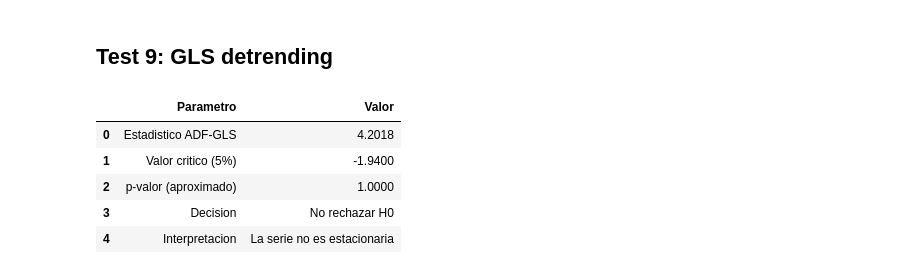
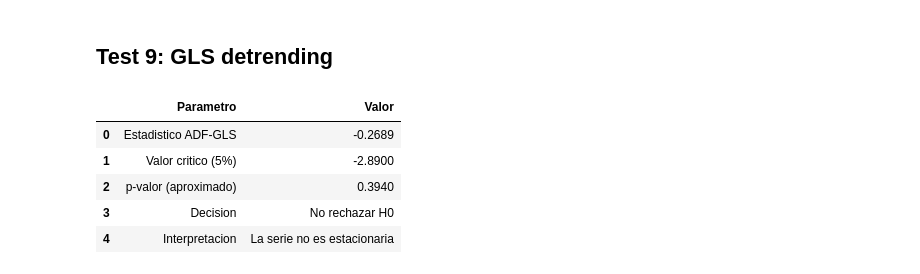
Before and after one commit to ensta630team/Homeworks, a Jupyter notebook: presentation/notebooks/hw_3/pregunta.ipynb, the cells around one changed output. Saved outputs shown, nothing was run; the diff lists cells and outputs as text; code cells hidden in the pictures.

```diff
--- a/presentation/notebooks/hw_3/pregunta.ipynb
+++ b/presentation/notebooks/hw_3/pregunta.ipynb
@@ -107,11 +107,11 @@ Test Murray-Nelson
 # %% [markdown]
 ## Test 9: GLS detrending
 # %%
-testmodule.test_gls(dataset['p'],d=2,p=2,alpha=0.05)
+testmodule.test_gls(dataset['p'],d=3,p=2,alpha=0.05)
 # %% [output]
 |  | Parametro | Valor |
-| 0 | Estadistico ADF-GLS | 4.2018 |
-| 1 | Valor critico (5%) | -1.9400 |
-| 2 | p-valor (aproximado) | 1.0000 |
+| 0 | Estadistico ADF-GLS | -0.2689 |
+| 1 | Valor critico (5%) | -2.8900 |
+| 2 | p-valor (aproximado) | 0.3940 |
 | 3 | Decision | No rechazar H0 |
 | 4 | Interpretacion | La serie no es estacionaria |
```
